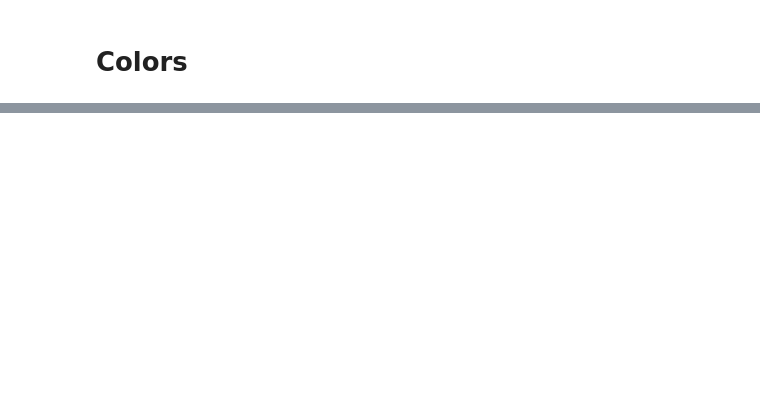
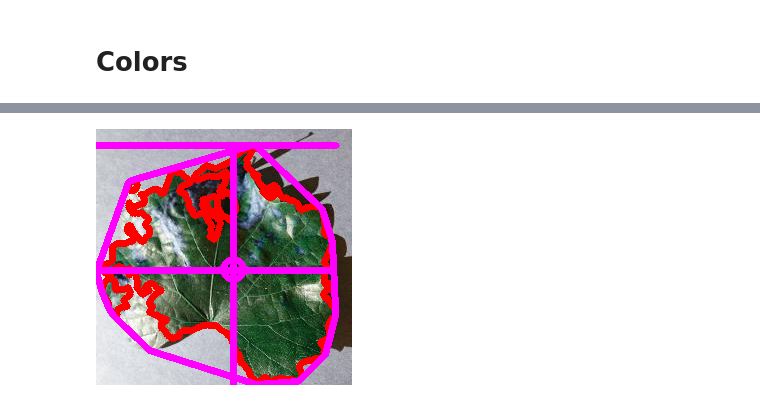
Before and after one commit to JBarmentlo/42-Leafliction, a Jupyter notebook: transformation.ipynb, the cells around one changed output, grey strips where cells are left out. Cells and saved outputs as stored; diff of their text form; code cells hidden in the pictures; blank space fills up the shorter version.

Commit message:
analyze obj

```diff
--- a/transformation.ipynb
+++ b/transformation.ipynb
@@ -53,0 +56,6 @@ color_histogram = pcv.analyze.color(rgb_img=img_cc, labeled_mask=kept_mask, colo
+# %%
+pcv.params.line_thickness = 5
+shape_image = pcv.analyze.size(img=tensor_to_cv(im), labeled_mask=mask.to(torch.uint8).numpy() * 255, n_labels=1)
+Image.fromarray(shape_image)
+# %% [output]
+[figure, added]
```
Also changed, not shown: parts of 6 cells of this notebook.
